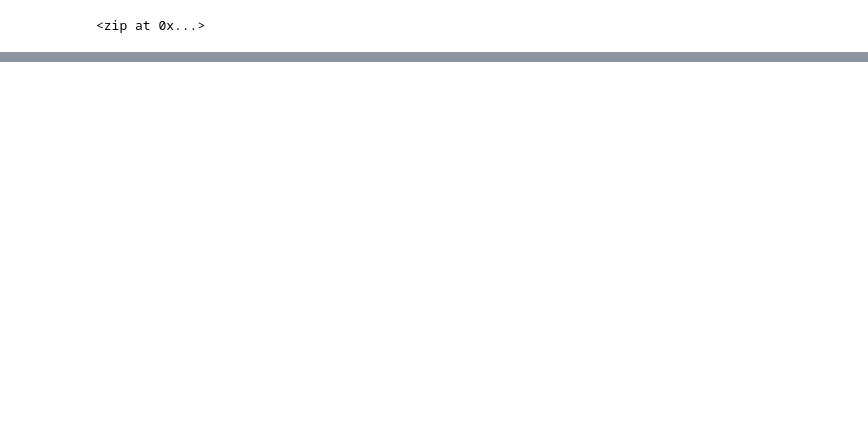
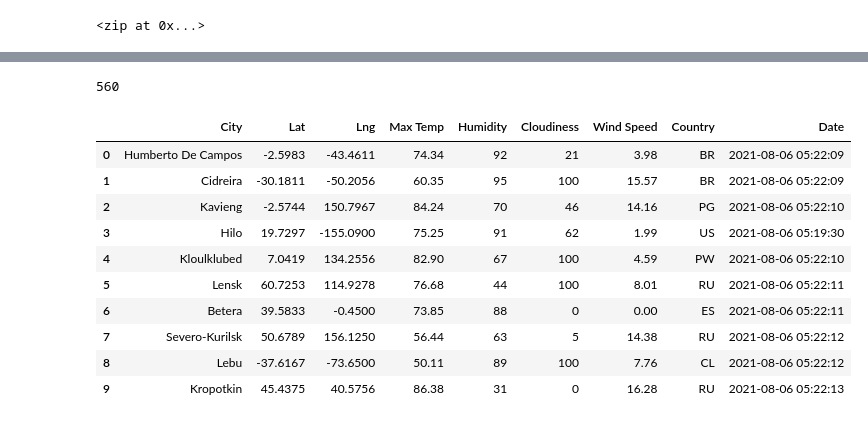
Before and after one commit to seancary62/World_Weather_Analysis, a Jupyter notebook: WeatherPy.ipynb, the cells around one changed output, grey strips where cells are left out. Saved outputs shown, nothing was run; the diff lists cells and outputs as text; code cells hidden in the pictures; blank space fills up the shorter version.

Commit message:
Adding to .gitignore, WeatherPy, and new directory weather_data

```diff
--- a/WeatherPy.ipynb
+++ b/WeatherPy.ipynb
@@ -30,0 +34,3 @@ len(cities)
+# %%
+# Starting URL for Weather Map API Call.
+url = "http://api.openweathermap.org/data/2.5/weather?units=Imperial&APPID=" + weather_api_key
@@ -30,0 +115,20 @@ len(cities)
+# %%
+len(city_data)
+# %% [output]
+560
+# %%
+# Convert the array of dictionaries to a Pandas DataFrame.
+city_data_df = pd.DataFrame(city_data)
+city_data_df.head(10)
+# %% [output]
+|  | City | Lat | Lng | Max Temp | Humidity | Cloudiness | Wind Speed | Country | Date |
+| 0 | Humberto De Campos | -2.5983 | -43.4611 | 74.34 | 92 | 21 | 3.98 | BR | 2021-08-06 05:22:09 |
+| 1 | Cidreira | -30.1811 | -50.2056 | 60.35 | 95 | 100 | 15.57 | BR | 2021-08-06 05:22:09 |
+| 2 | Kavieng | -2.5744 | 150.7967 | 84.24 | 70 | 46 | 14.16 | PG | 2021-08-06 05:22:10 |
+| 3 | Hilo | 19.7297 | -155.0900 | 75.25 | 91 | 62 | 1.99 | US | 2021-08-06 05:19:30 |
+| 4 | Kloulklubed | 7.0419 | 134.2556 | 82.90 | 67 | 100 | 4.59 | PW | 2021-08-06 05:22:10 |
+| 5 | Lensk | 60.7253 | 114.9278 | 76.68 | 44 | 100 | 8.01 | RU | 2021-08-06 05:22:11 |
+| 6 | Betera | 39.5833 | -0.4500 | 73.85 | 88 | 0 | 0.00 | ES | 2021-08-06 05:22:11 |
+| 7 | Severo-Kurilsk | 50.6789 | 156.1250 | 56.44 | 63 | 5 | 14.38 | RU | 2021-08-06 05:22:12 |
+| 8 | Lebu | -37.6167 | -73.6500 | 50.11 | 89 | 100 | 7.76 | CL | 2021-08-06 05:22:12 |
+| 9 | Kropotkin | 45.4375 | 40.5756 | 86.38 | 31 | 0 | 16.28 | RU | 2021-08-06 05:22:13 |
```
Also changed, not shown: parts of 5 cells of this notebook, 2 other files.
